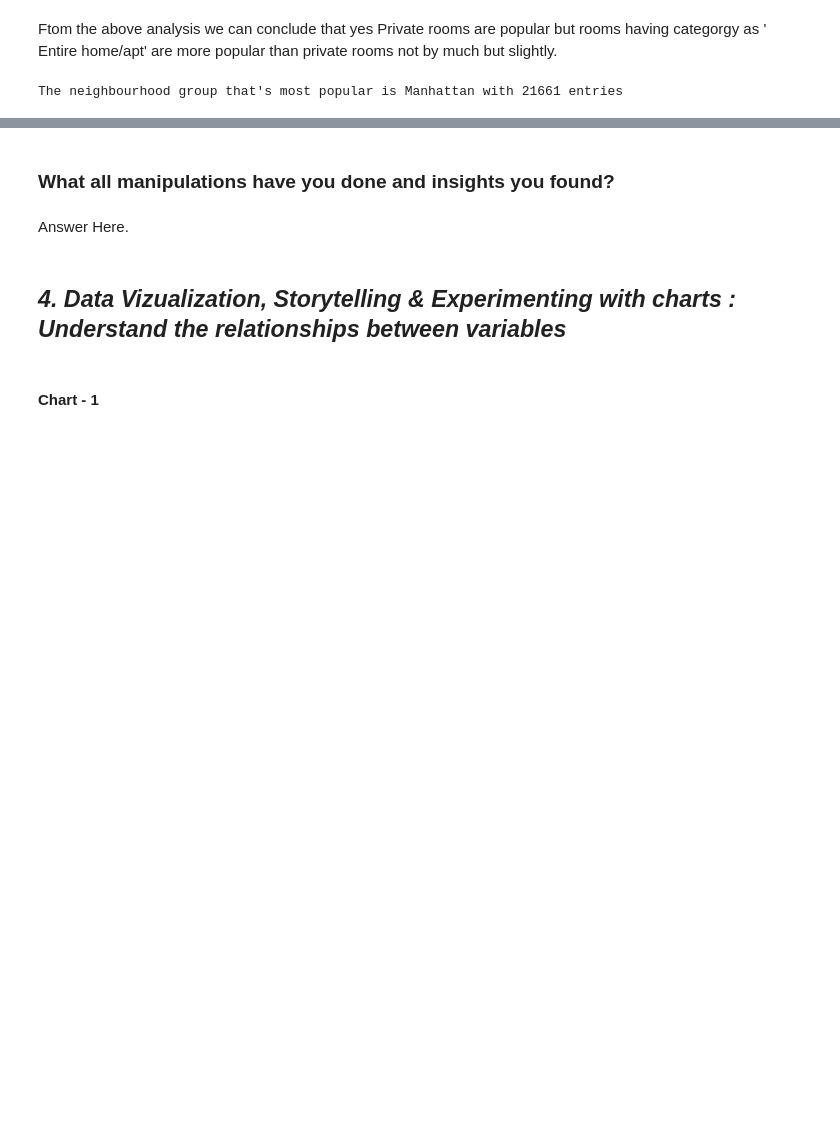
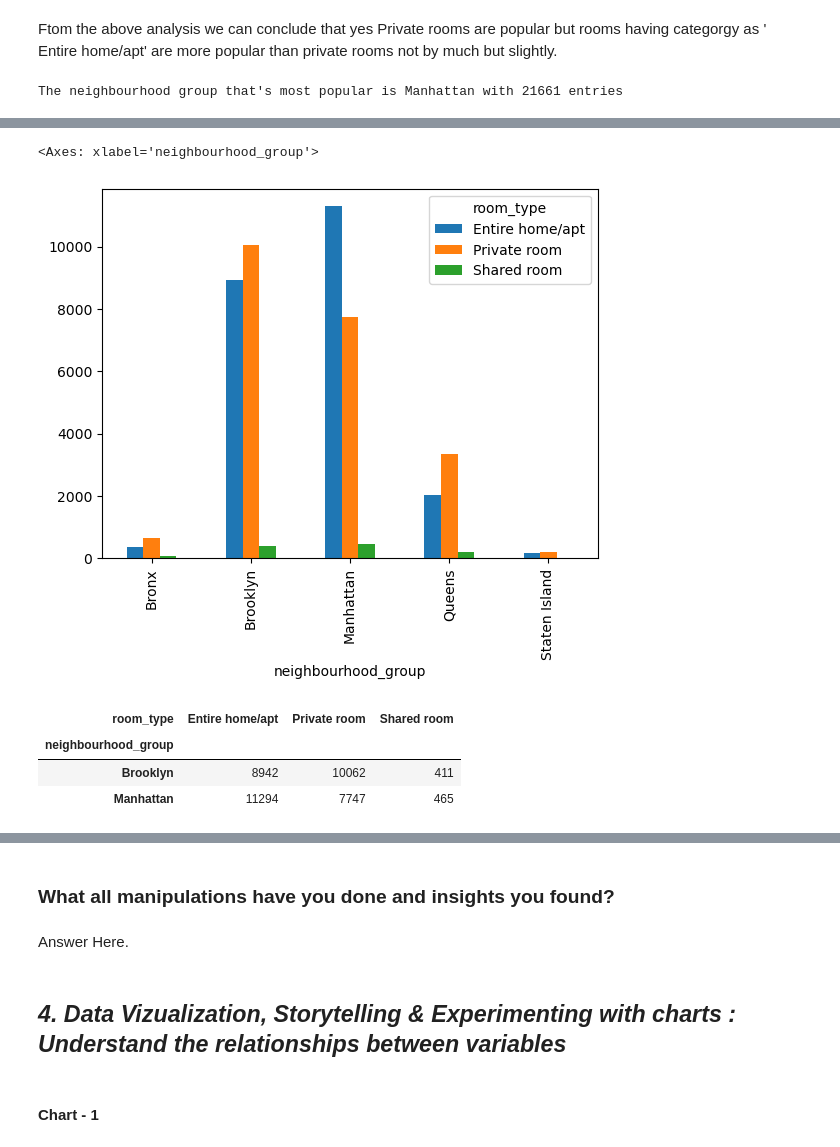
Before and after one commit to Laxmi884/EDA_Airbnb, a Jupyter notebook: Project.ipynb, the cells around one changed output, grey strips where cells are left out. Saved outputs shown, nothing was run; the diff lists cells and outputs as text; code cells hidden in the pictures; blank space fills up the shorter version.

```diff
--- a/Project.ipynb
+++ b/Project.ipynb
@@ -274,0 +425,12 @@ The neighbourhood group that's most popular is Manhattan with 21661 entries
+# %%
+df_without_outliers.groupby(['neighbourhood_group', 'room_type']).size().unstack().plot(kind='bar', stacked=False)
+# %% [output]
+<Axes: xlabel='neighbourhood_group'>
+[figure, added]
+# %%
+df_without_outliers.groupby(['neighbourhood_group', 'room_type']).size().unstack().loc[['Brooklyn','Manhattan']]
+# %% [output]
+| room_type | Entire home/apt | Private room | Shared room |
+| neighbourhood_group |  |  |  |
+| Brooklyn | 8942 | 10062 | 411 |
+| Manhattan | 11294 | 7747 | 465 |
```
Also changed, not shown: parts of 35 cells of this notebook.
